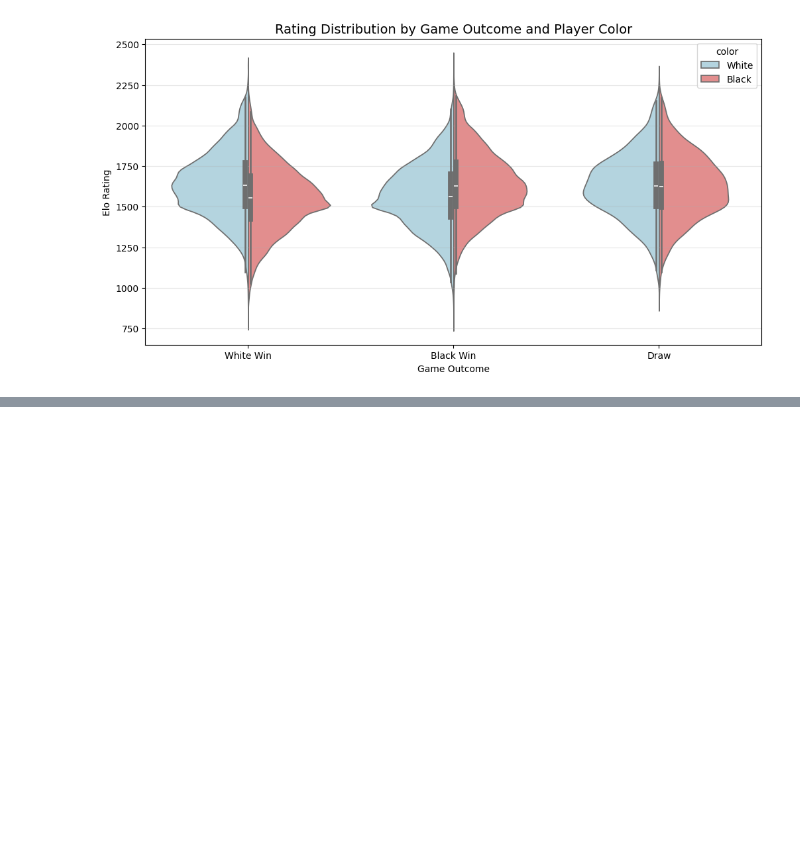
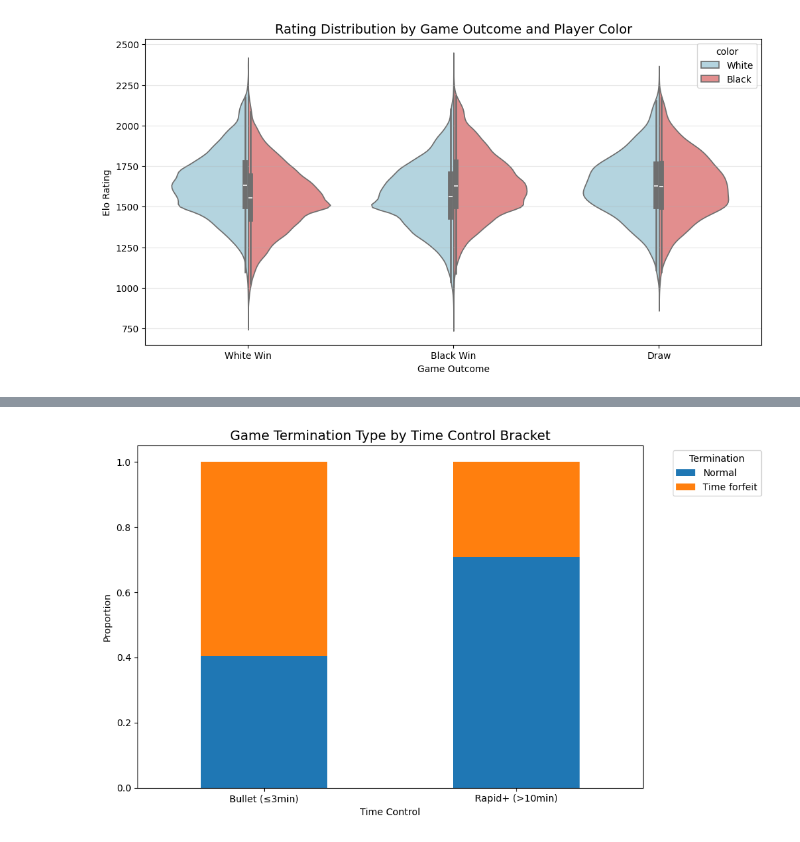
Before and after one commit to nabin2004/LichessOps, a Jupyter notebook: notebook/Task3_notebook.ipynb, the cells around one changed output, grey strips where cells are left out. Drawn from its saved outputs; the diff is of its cells as text; code cells hidden in the pictures; blank space fills up the shorter version.

```diff
--- a/notebook/Task3_notebook.ipynb
+++ b/notebook/Task3_notebook.ipynb
@@ -383,0 +421,70 @@ ProgrammingError: 1054 (42S22): Unknown column 'eco' in 'field list'
+# %%
+import pandas as pd
+import matplotlib.pyplot as plt
+
+# -------------------------------------------------------------------
+# Safe time_control parser (handles '-', None, malformed)
+# -------------------------------------------------------------------
+def parse_time_control_safe(tc):
+    if tc is None or tc == '-' or tc == '?' or tc == '':
+        return None
+    try:
+        if '+' in tc:
+            mins, inc = tc.split('+')
+            total_seconds = int(mins) * 60 + int(inc)
+        else:
+            total_seconds = int(tc) * 60
+        return total_seconds
+    except (ValueError, TypeError):
+        return None
+
+# -------------------------------------------------------------------
+# Classify into brackets
+# -------------------------------------------------------------------
+def tc_bracket_sec(sec):
+    if sec <= 180:          # ≤3 minutes
+        return 'Bullet (≤3min)'
+    elif sec <= 600:        # 3–10 minutes
+        return 'Blitz (3-10min)'
+    else:
+        return 'Rapid+ (>10min)'
+
+# -------------------------------------------------------------------
+# Query data from fact_games
+# -------------------------------------------------------------------
+query = """
+SELECT termination, time_control
+FROM fact_games
+WHERE termination IS NOT NULL
+  AND time_control IS NOT NULL
+LIMIT 200000
+"""
+df_term = pd.read_sql(query, conn)
+
+# Parse time control
+df_term['time_control_sec'] = df_term['time_control'].apply(parse_time_control_safe)
+
+# Drop rows where parsing failed (e.g., dash '-')
+df_term = df_term.dropna(subset=['time_control_sec'])
+
+# Assign bracket
+df_term['tc_bracket'] = df_term['time_control_sec'].apply(tc_bracket_sec)
+
+# -------------------------------------------------------------------
+# Create stacked bar chart (normalised)
+# -------------------------------------------------------------------
+term_ct = pd.crosstab(df_term['tc_bracket'], df_term['termination'], normalize='index')
+
+# Plot
+ax = term_ct.plot(kind='bar', stacked=True, figsize=(10,6),
+                  color=['#1f77b4', '#ff7f0e', '#2ca02c', '#d62728'])
+ax.set_title('Game Termination Type by Time Control Bracket', fontsize=14)
+ax.set_ylabel('Proportion')
+ax.set_xlabel('Time Control')
+ax.legend(title='Termination', bbox_to_anchor=(1.05, 1))
+ax.set_xticklabels(ax.get_xticklabels(), rotation=0)
+plt.tight_layout()
+plt.savefig('stacked_termination.png', dpi=300)
+plt.show()
+# %% [output]
+[figure, added]
```
Also changed, not shown: parts of 9 cells of this notebook, 4 other files.
